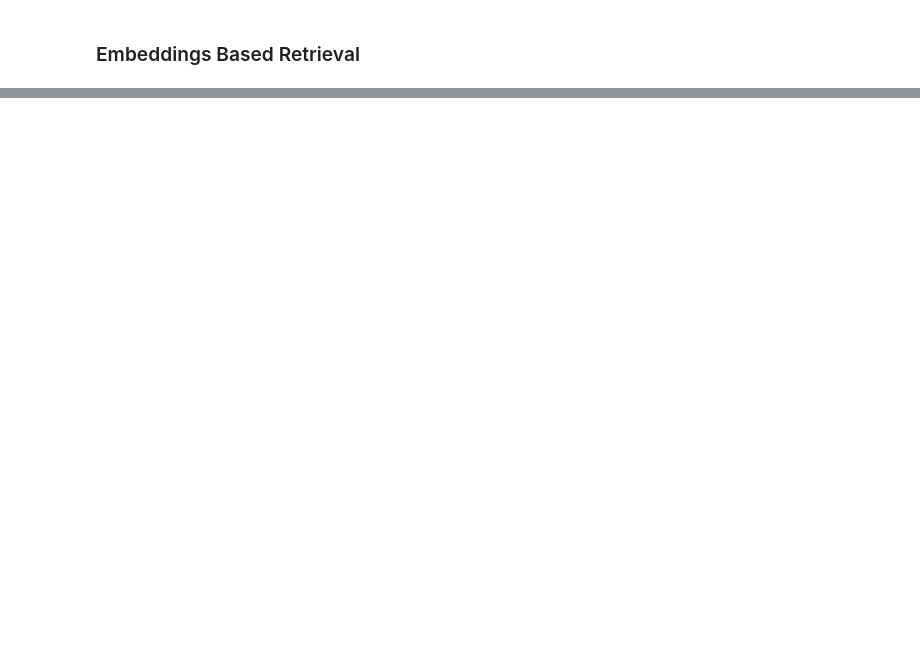
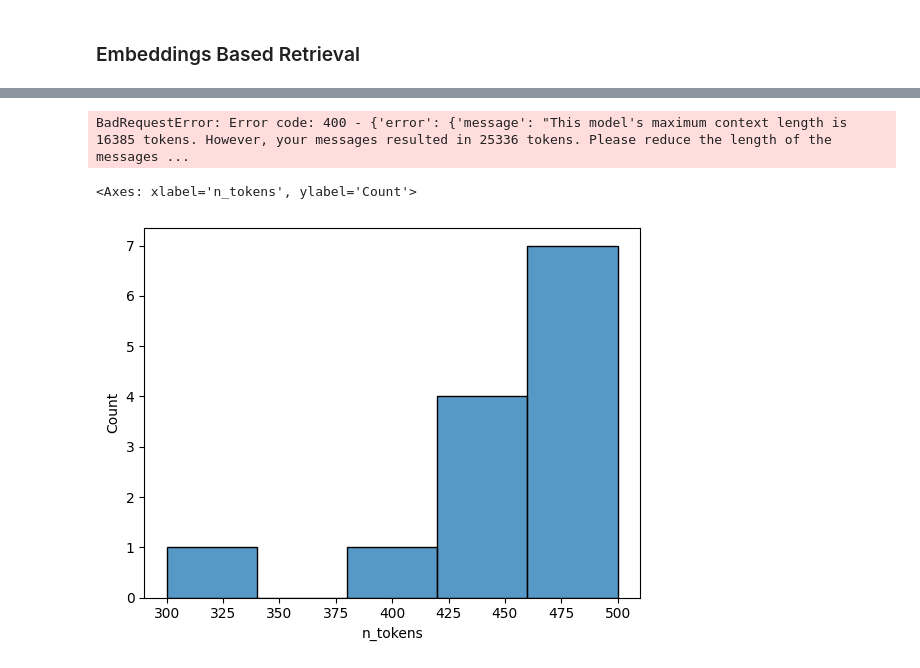
Before and after one commit to skandavivek/RAG-From-Scratch, a Jupyter notebook: Ch2/Ch02_walkthrough.ipynb, the cells around one changed output, grey strips where cells are left out. Saved outputs shown, nothing was run; the diff lists cells and outputs as text; code cells hidden in the pictures; blank space fills up the shorter version.

````diff
--- a/Ch2/Ch02_walkthrough.ipynb
+++ b/Ch2/Ch02_walkthrough.ipynb
@@ -102,0 +72,19 @@ array([0.        , 0.48362189, 0.        ])
+# %%
+import textwrap
+import json
+import tiktoken
+# from openai.embeddings_utils import distances_from_embeddings
+
+from scipy import spatial
+import pandas as pd
+import numpy as np
+from matplotlib import pyplot as plt
+import openai
+from getpass import getpass
+api_key = "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"
+
+client = openai.OpenAI(api_key=api_key)
+openai.api_key =api_key
+# %%
+def get_embedding(text, model="text-embedding-ada-002"):
+    return client.embeddings.create(input = [text], model=model).data[0].embedding
@@ -102,0 +178,16 @@ array([0.        , 0.48362189, 0.        ])
+# %%
+#see the error when sending too large context
+
+
+prompt=f"""What was the sales increase for Amazon in the first quarter based on the context below?
+
+Context:
+
+```
+{text+text}
+```
+"""
+
+print(get_completion(prompt))
+# %% [output]
+BadRequestError: Error code: 400 - {'error': {'message': "This model's maximum context length is 16385 tokens. However, your messages resulted in 25336 tokens. Please reduce the length of the messages ...
@@ -102,0 +274,8 @@ array([0.        , 0.48362189, 0.        ])
+# %%
+df = tokenize(text, 500)
+# %%
+import seaborn
+seaborn.histplot(df['n_tokens'])
+# %% [output]
+<Axes: xlabel='n_tokens', ylabel='Count'>
+[figure, added]
````
Also changed, not shown: parts of 33 cells of this notebook, 4 other files.
